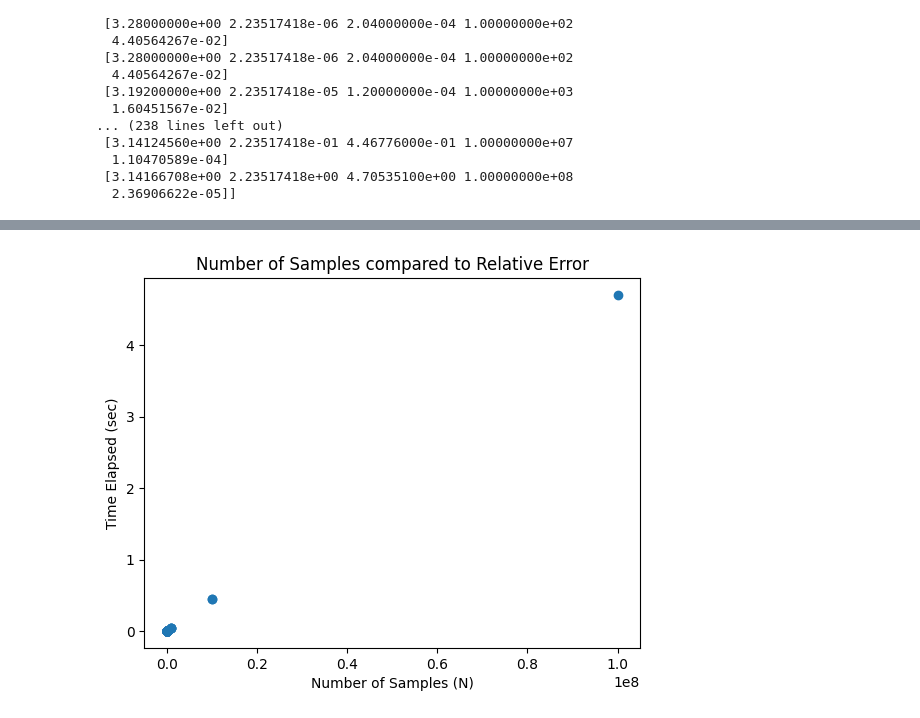
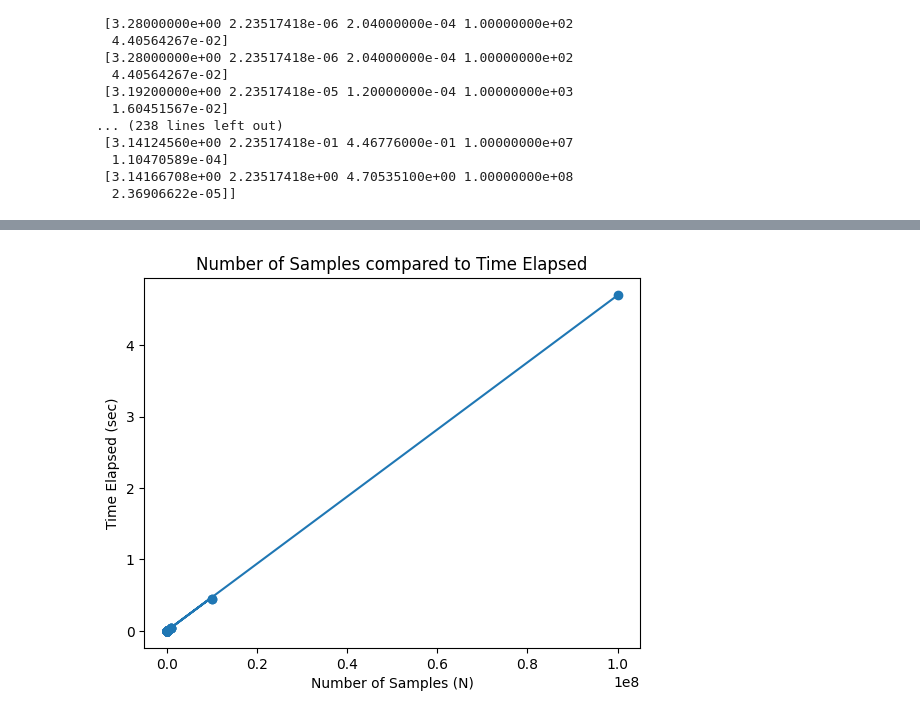
Before and after one commit to brownethan/numpyMini, a Jupyter notebook: numpyDemo.ipynb, the cells around one changed output, grey strips where cells are left out. Cells and saved outputs as stored; diff of their text form; code cells hidden in the pictures.

```diff
--- a/numpyDemo.ipynb
+++ b/numpyDemo.ipynb
@@ -120,4 +132,10 @@ ax.scatter(x=numpyPi[:, 3], y=numpyPi[:,2]) #the graph
 ax.set_title("Number of Samples compared to Time Elapsed") #title
 ax.set_xlabel("Number of Samples (N)") #horizontal axis label
 ax.set_ylabel("Time Elapsed (sec)") #vertical axis label
+
+#Trendline
+z = np.polyfit(numpyPi[:, 3], numpyPi[:,2], 1)
+p = np.poly1d(z)
+plt.plot(numpyPi[:, 3], p(numpyPi[:, 3]))
+print("slope: ", z[0],"y-intercept: ", z[1])
 # %% [output]
@@ -125 +143 @@ Text(0, 0.5, 'Time Elapsed (sec)')
-[figure, old version]
+[figure, new version]
```
Also changed, not shown: parts of 3 cells of this notebook.
